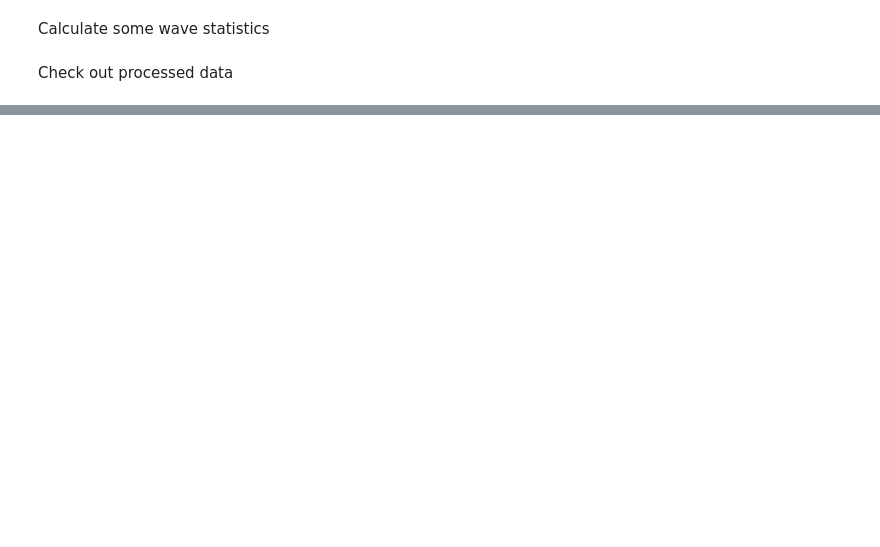
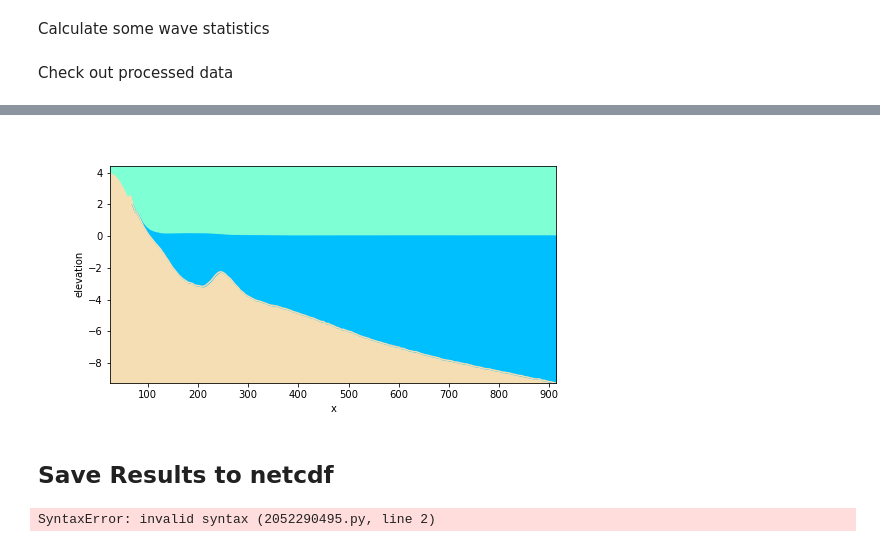
Before and after one commit to l-szczyrba/cmtb, a Jupyter notebook: notebooks/swash/swash_example.ipynb, the cells around one changed output, grey strips where cells are left out. Drawn from its saved outputs; the diff is of its cells as text; code cells hidden in the pictures; blank space fills up the shorter version.

Commit message:
swash notebook updates

```diff
--- a/notebooks/swash/swash_example.ipynb
+++ b/notebooks/swash/swash_example.ipynb
@@ -31,8 +35,8 @@ import matplotlib.pyplot as plt
 # %%
 # Organizational settings
 workingDir = '/Users/lszcz/Documents/CMTB/cmtb/data'
-exe = '/Users/lszcz/Documents/CMTB/cmtb/data/swash.exe'
-testName = 'swash1D_test'
+exe = '/mirror/swash/swash.exe'
+testName = 'swash1D_test_mpi'
 versionPrefix='base'
 
 # Select simulated period
@@ -41,6 +45,7 @@ startTime = dt.datetime(2019,10,11,15,0,0)          # Start time, Year, month, d
 endTime = dt.datetime(2019,10,11,16,0,0)            # Stop time, 1 hour after start time, Year, month, day, hour
 simulationDuration = 1                              # length of time for simulated event (should be 1 hour)
 spinup = 900                                        # initial spinup time before model output (in seconds)
+ncores = 18                                         # number of cores to use
 
 # Select bathymetric setting
 bathy_loc = 'survey'
@@ -262,0 +282,7 @@ plt.show()
+# %%
+from IPython.display import Image
+Image(workingDir+'/'+testName+'/img'+'.png')
+# %% [output]
+[figure, added]
+# %% [markdown]
+## Save Results to netcdf
@@ -262,0 +296,7 @@ plt.show()
+# %%
+x_dim = ncfile.createDimension('x', len(dataDict['xFRF'])
+y_dim = ncfile.createDimension('y', len(dataDict['yFRF'])
+time_dim = ncfile.createDimension('time', len(dataDict['time'])
+eta_dim = ncfile.createDimension('eta', len(dataDict['eta'])
+# %% [output]
+SyntaxError: invalid syntax (2052290495.py, line 2)
```
Also changed, not shown: parts of 20 cells of this notebook.
